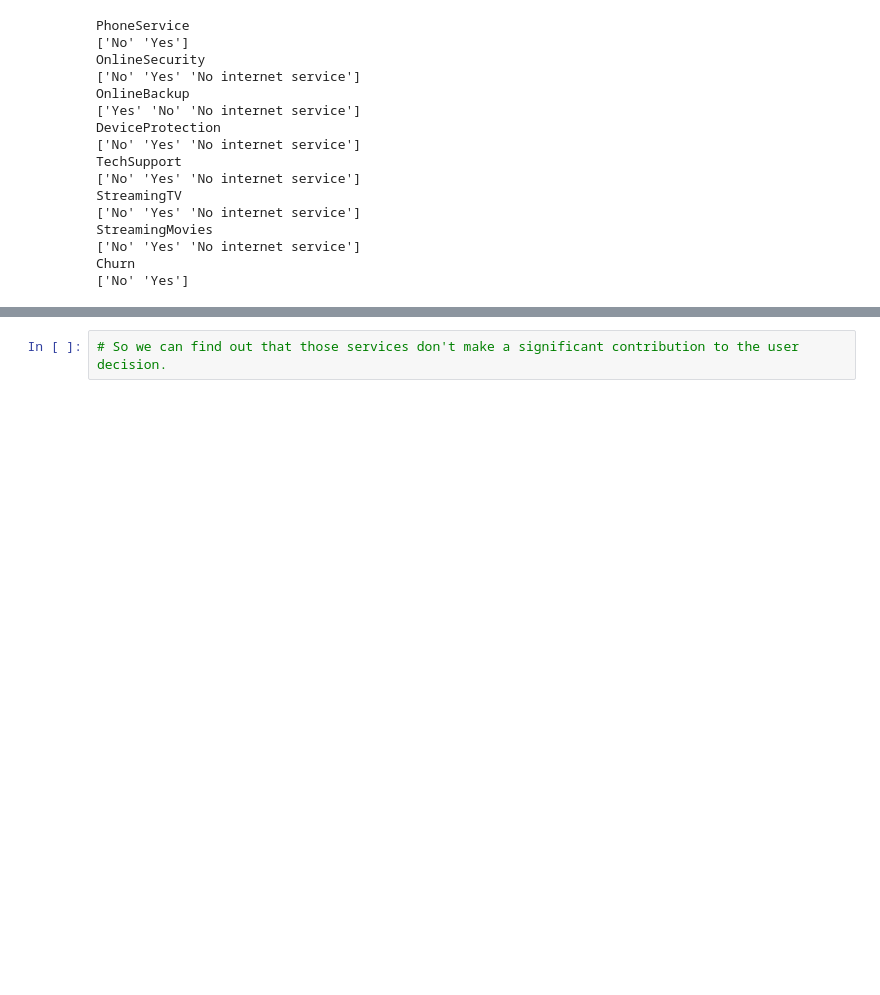
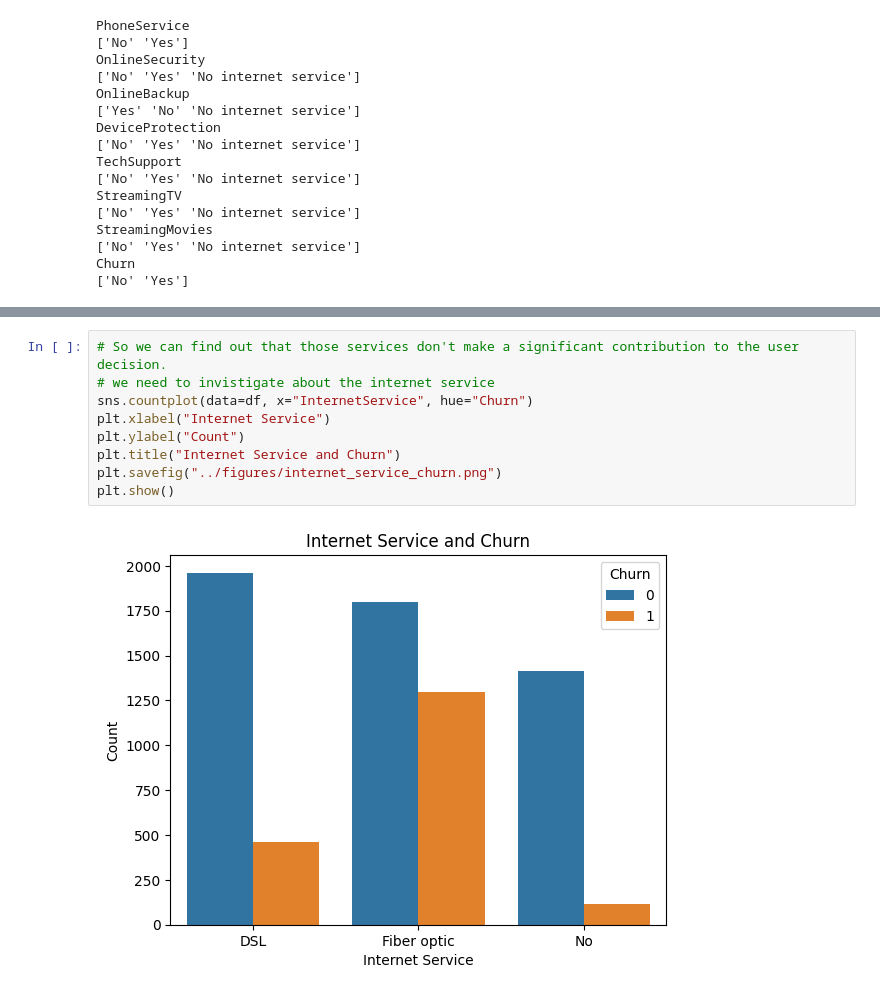
Before and after one commit to yushi2006/Telco-Churn-Broadcasting, a Jupyter notebook: notebooks/EDA.ipynb, the cells around one changed output, grey strips where cells are left out. Saved outputs shown, nothing was run; the diff lists cells and outputs as text; blank space fills up the shorter version.

```diff
--- a/notebooks/EDA.ipynb
+++ b/notebooks/EDA.ipynb
@@ -267,3 +267,12 @@ plt.show()
 [figure]
 # %%
 # So we can find out that those services don't make a significant contribution to the user decision.
+# we need to invistigate about the internet service
+sns.countplot(data=df, x="InternetService", hue="Churn")
+plt.xlabel("Internet Service")
+plt.ylabel("Count")
+plt.title("Internet Service and Churn")
+plt.savefig("../figures/internet_service_churn.png")
+plt.show()
+# %% [output]
+[figure, added]
```
Also changed, not shown: parts of 9 cells of this notebook, 5 other files.
